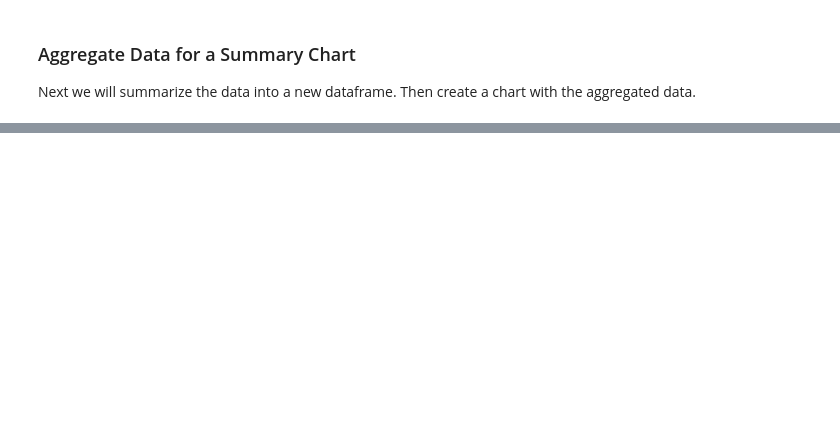
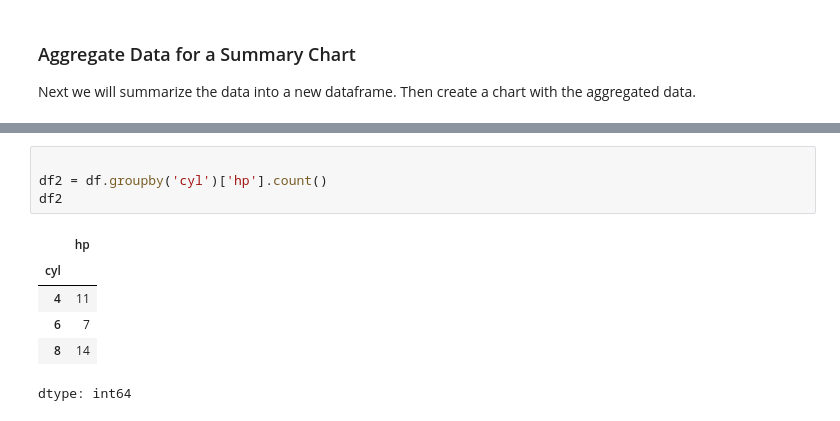
Before and after one commit to Jiaxuan-Peng/IS-4487, a Jupyter notebook: Demos/demo_03_visualization_intro.ipynb, the cells around one changed output, grey strips where cells are left out. Drawn from its saved outputs; the diff is of its cells as text; blank space fills up the shorter version.

```diff
--- a/Demos/demo_03_visualization_intro.ipynb
+++ b/Demos/demo_03_visualization_intro.ipynb
@@ -65,2 +95,13 @@ print(df2)
+# %%
+
+df2 = df.groupby('cyl')['hp'].count()
+df2
+# %% [output]
+|  | hp |
+| cyl |  |
+| 4 | 11 |
+| 6 | 7 |
+| 8 | 14 |
+dtype: int64
 # %%
 df2.plot(kind='pie', title='Distribution of Cars by Cylinders')
```
Also changed, not shown: parts of 5 cells of this notebook.
